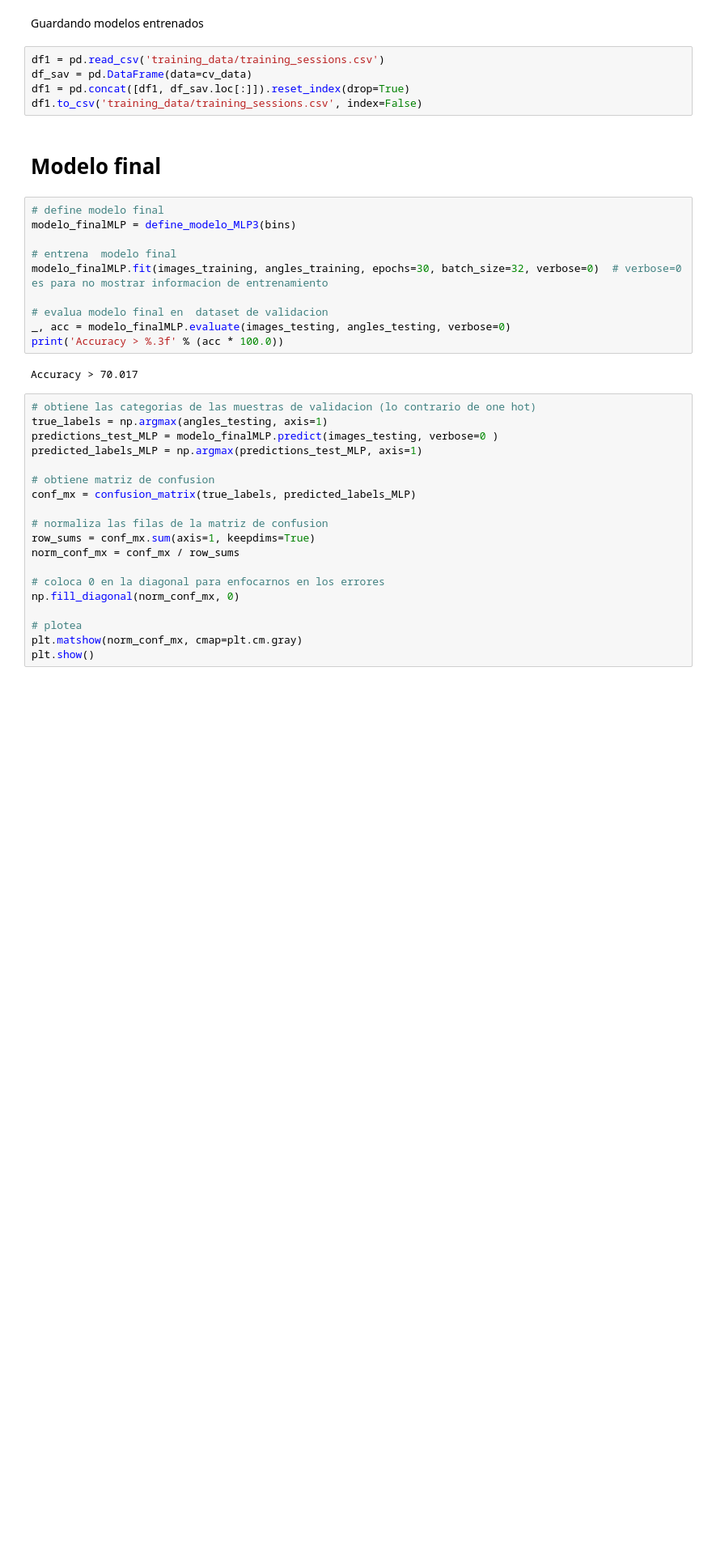
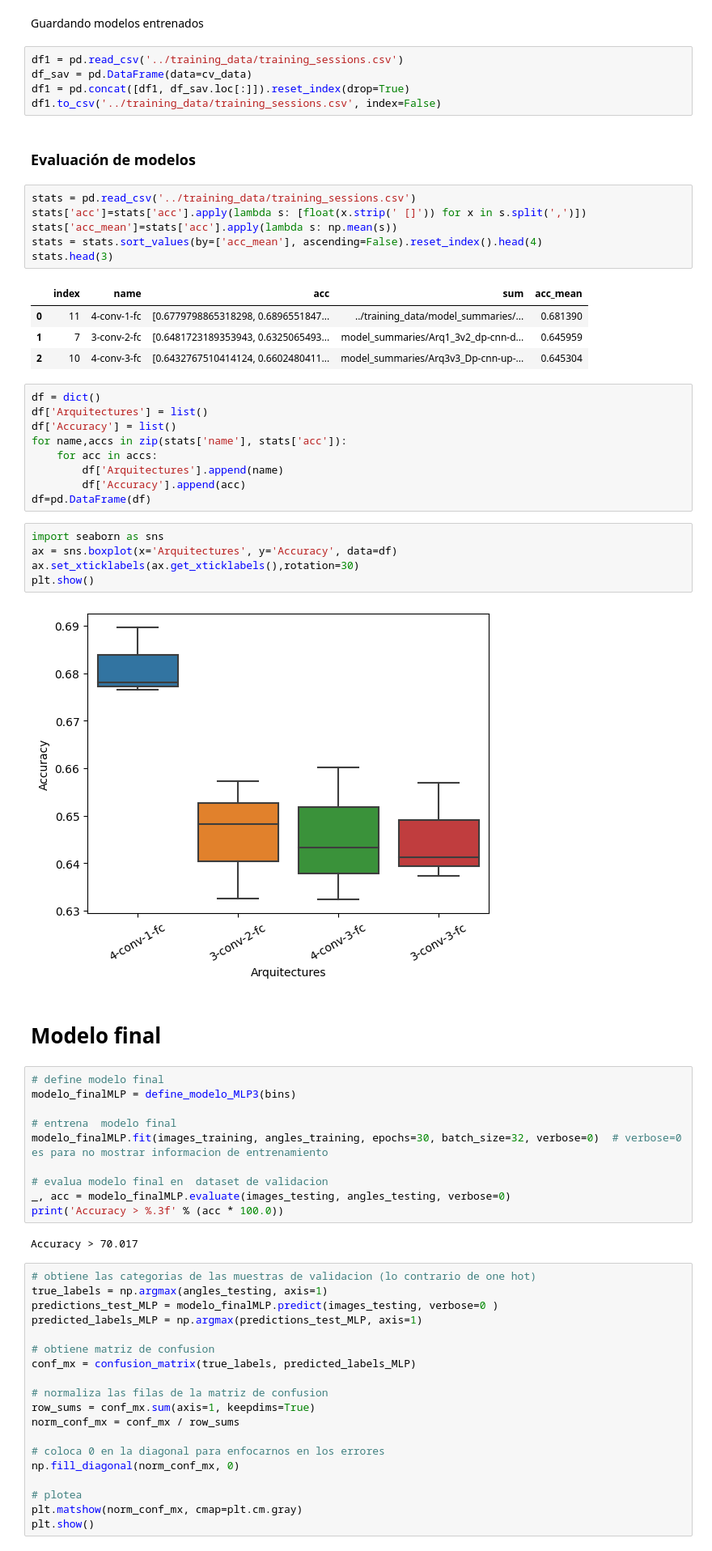
Before and after one commit to kio-9/Carrito-Autonomo, a Jupyter notebook: src/CNN_training.ipynb, the cells around one changed output. Shown: that part at 81% size. Saved outputs shown, nothing was run; the diff lists cells and outputs as text; blank space fills up the shorter version.

Commit message:
mejora en la comparación de modelos

```diff
--- a/src/CNN_training.ipynb
+++ b/src/CNN_training.ipynb
@@ -367,10 +338,39 @@ Arq3v3_up-fc
 # %% [markdown]
 Guardando modelos entrenados
 # %%
-df1 = pd.read_csv('training_data/training_sessions.csv')
+df1 = pd.read_csv('../training_data/training_sessions.csv')
 df_sav = pd.DataFrame(data=cv_data)
 df1 = pd.concat([df1, df_sav.loc[:]]).reset_index(drop=True)
-df1.to_csv('training_data/training_sessions.csv', index=False)
+df1.to_csv('../training_data/training_sessions.csv', index=False)
+# %% [markdown]
+### Evaluación de modelos
+# %%
+stats = pd.read_csv('../training_data/training_sessions.csv')
+stats['acc']=stats['acc'].apply(lambda s: [float(x.strip(' []')) for x in s.split(',')])
+stats['acc_mean']=stats['acc'].apply(lambda s: np.mean(s))
+stats = stats.sort_values(by=['acc_mean'], ascending=False).reset_index().head(4)
+stats.head(3)
+# %% [output]
+|  | index | name | acc | sum | acc_mean |
+| 0 | 11 | 4-conv-1-fc | [0.6779798865318298, 0.6896551847... | ../training_data/model_summaries/... | 0.681390 |
+| 1 | 7 | 3-conv-2-fc | [0.6481723189353943, 0.6325065493... | model_summaries/Arq1_3v2_dp-cnn-d... | 0.645959 |
+| 2 | 10 | 4-conv-3-fc | [0.6432767510414124, 0.6602480411... | model_summaries/Arq3v3_Dp-cnn-up-... | 0.645304 |
+# %%
+df = dict()
+df['Arquitectures'] = list()
+df['Accuracy'] = list()
+for name,accs in zip(stats['name'], stats['acc']):
+    for acc in accs:
+        df['Arquitectures'].append(name)
+        df['Accuracy'].append(acc)
+df=pd.DataFrame(df)
+# %%
+import seaborn as sns
+ax = sns.boxplot(x='Arquitectures', y='Accuracy', data=df)
+ax.set_xticklabels(ax.get_xticklabels(),rotation=30)
+plt.show()
+# %% [output]
+[figure, added]
 # %% [markdown]
 # Modelo final
 # %%
```
Also changed, not shown: parts of 7 cells of this notebook.
